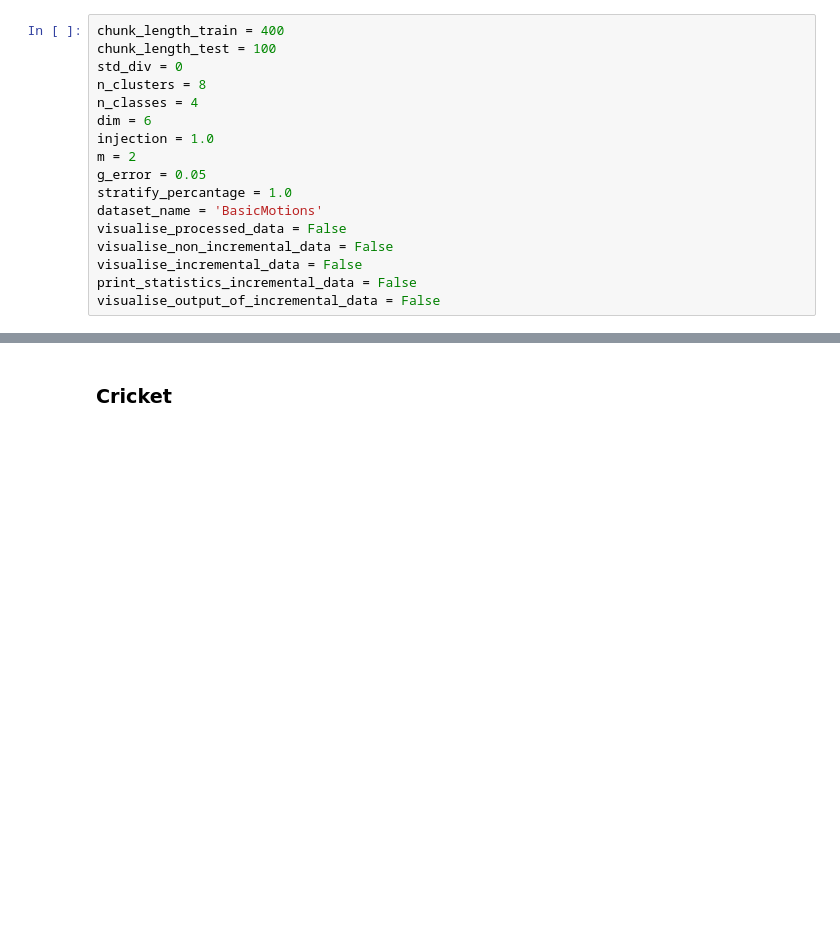
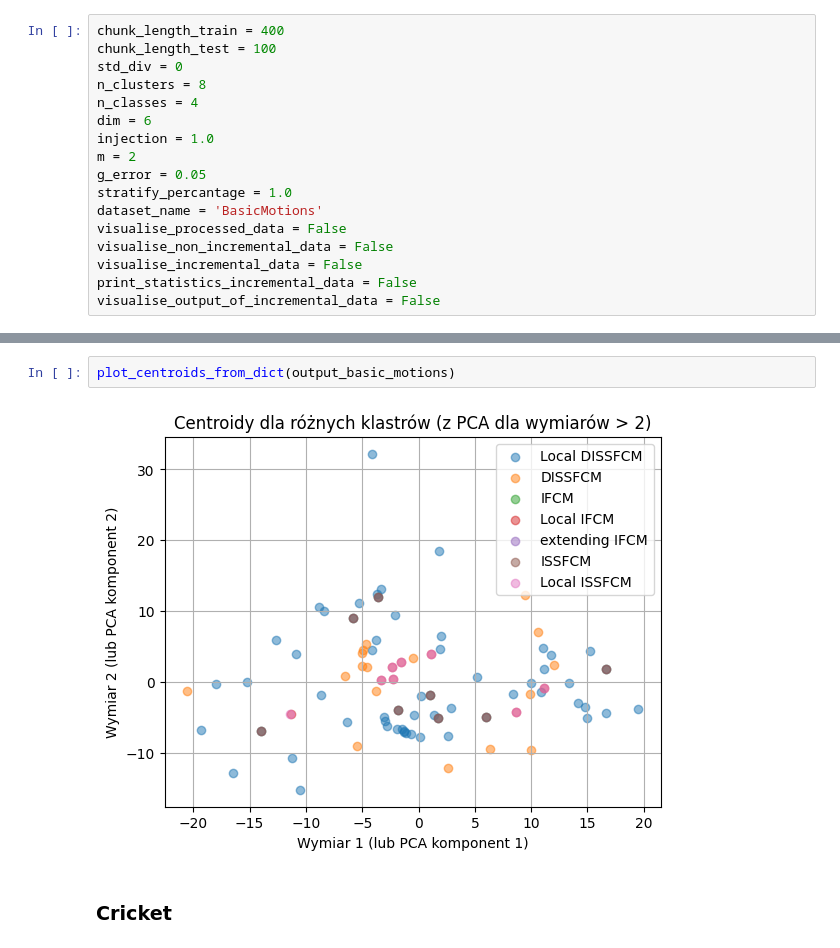
Before and after one commit to JakKepka/FuzzyClusteringAlgorithms, a Jupyter notebook: jupyter-notebooks/test_diffrent_dataset.ipynb, the cells around one changed output, grey strips where cells are left out. Saved outputs shown, nothing was run; the diff lists cells and outputs as text; blank space fills up the shorter version.

```diff
--- a/jupyter-notebooks/test_diffrent_dataset.ipynb
+++ b/jupyter-notebooks/test_diffrent_dataset.ipynb
@@ -55,3 +61,7 @@ Czas wykonania wszystkich algorytmów: 36.369333028793335 sekund
+# %%
+plot_centroids_from_dict(output_basic_motions)
+# %% [output]
+[figure, added]
 # %% [markdown]
 ### Cricket
 # %%
```
Also changed, not shown: parts of 14 cells of this notebook, 5 other files.
